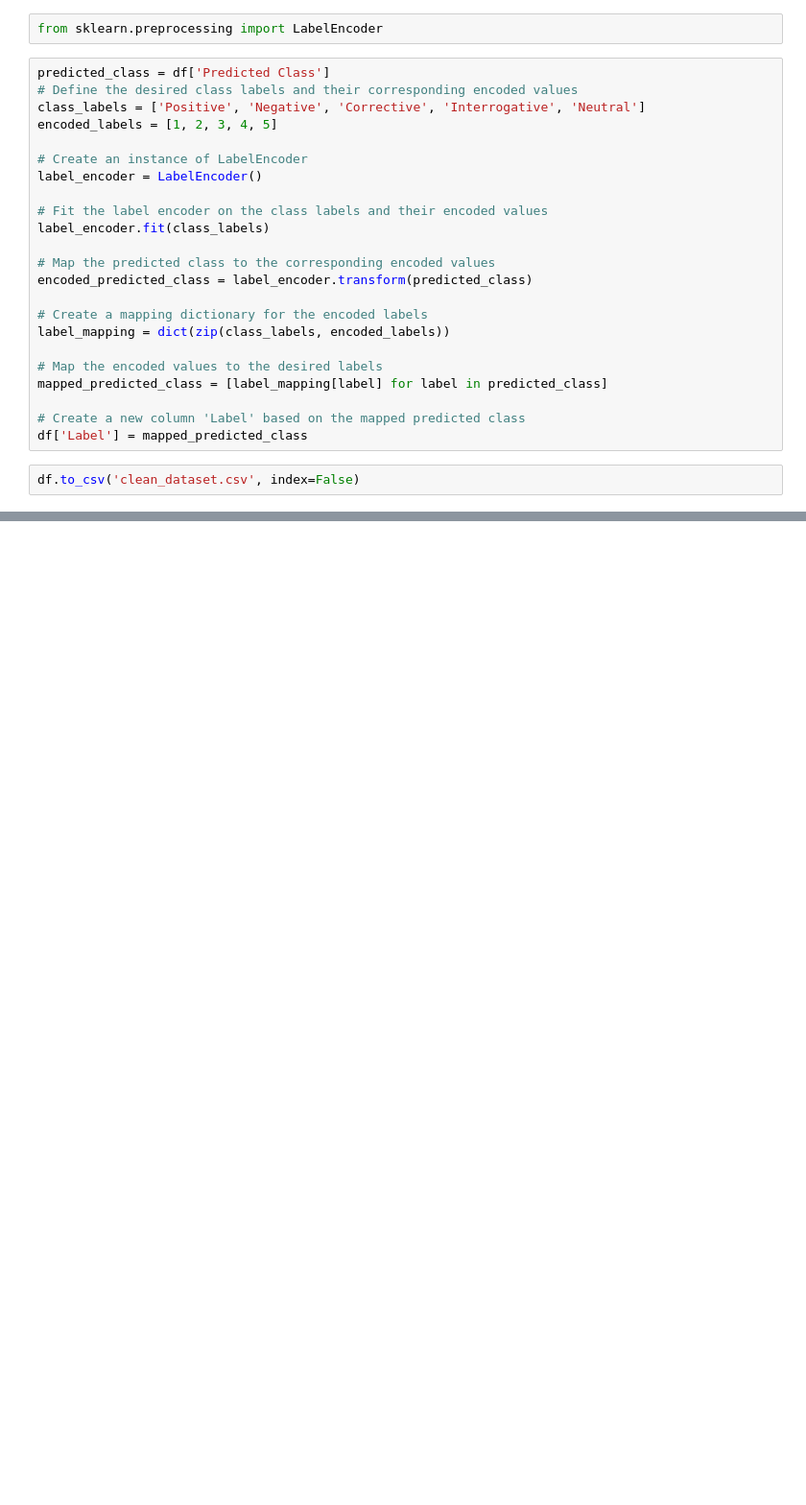
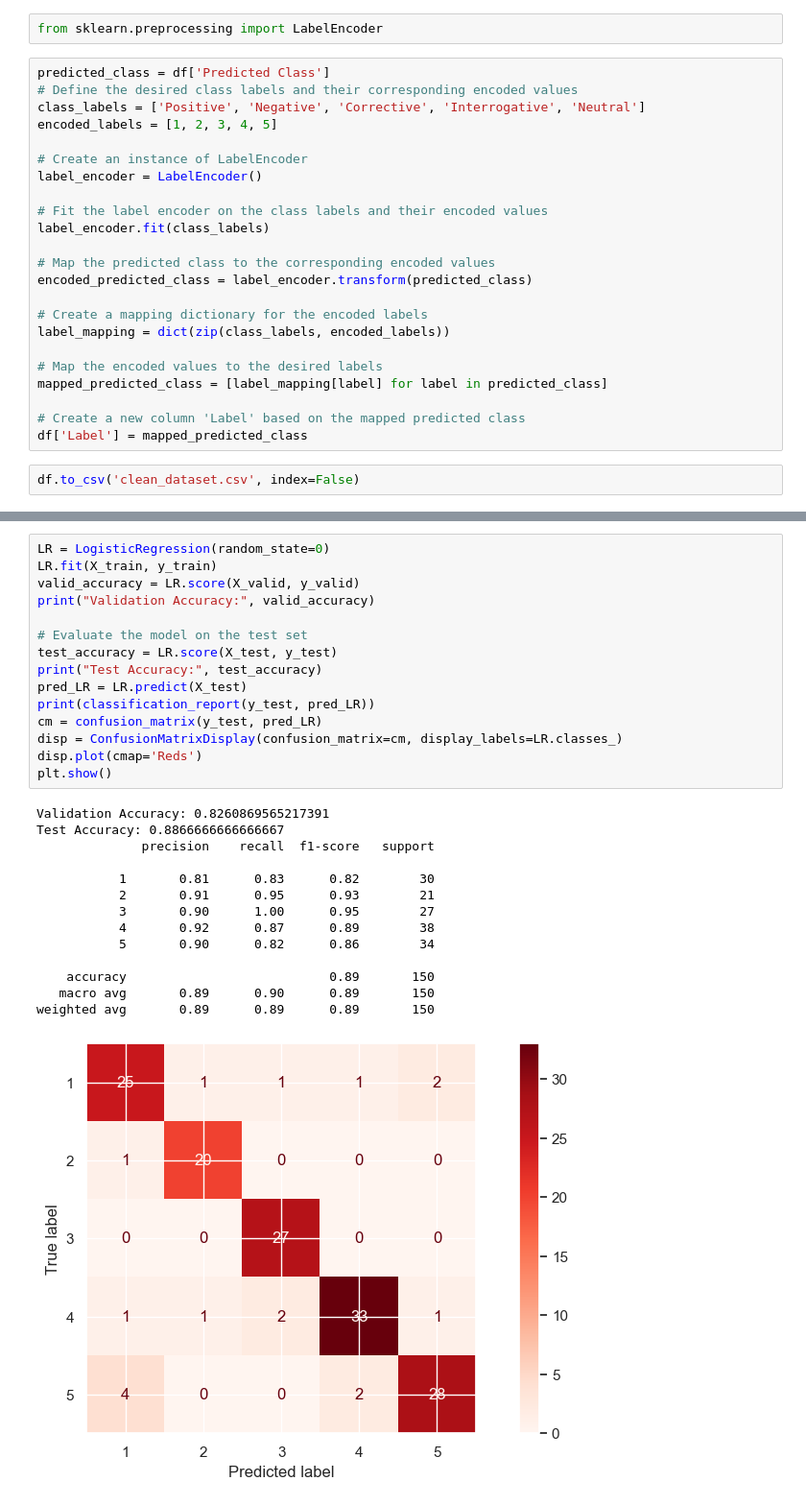
Before and after one commit to rahulsingha7/youtube_comment_sentiment_analysis, a Jupyter notebook: Youtube comment sentiment analysis.ipynb, the cells around one changed output, grey strips where cells are left out. Shown at 96% size. Cells and saved outputs as stored; diff of their text form; blank space fills up the shorter version.

```diff
--- a/Youtube comment sentiment analysis.ipynb
+++ b/Youtube comment sentiment analysis.ipynb
@@ -145,0 +292,30 @@ dict_keys(['subscribe', 'download', 'watch', 'depth', 'later', 'excite', 'learn'
+# %%
+LR = LogisticRegression(random_state=0)
+LR.fit(X_train, y_train)
+valid_accuracy = LR.score(X_valid, y_valid)
+print("Validation Accuracy:", valid_accuracy)
+
+# Evaluate the model on the test set
+test_accuracy = LR.score(X_test, y_test)
+print("Test Accuracy:", test_accuracy)
+pred_LR = LR.predict(X_test)
+print(classification_report(y_test, pred_LR))
+cm = confusion_matrix(y_test, pred_LR)
+disp = ConfusionMatrixDisplay(confusion_matrix=cm, display_labels=LR.classes_)
+disp.plot(cmap='Reds')
+plt.show()
+# %% [output]
+Validation Accuracy: 0.8260869565217391
+Test Accuracy: 0.8866666666666667
+              precision    recall  f1-score   support
+
+           1       0.81      0.83      0.82        30
+           2       0.91      0.95      0.93        21
+           3       0.90      1.00      0.95        27
+           4       0.92      0.87      0.89        38
+           5       0.90      0.82      0.86        34
+
+    accuracy                           0.89       150
+   macro avg       0.89      0.90      0.89       150
+weighted avg       0.89      0.89      0.89       150
+[figure, added]
```
Also changed, not shown: parts of 23 cells of this notebook, 2 other files.
